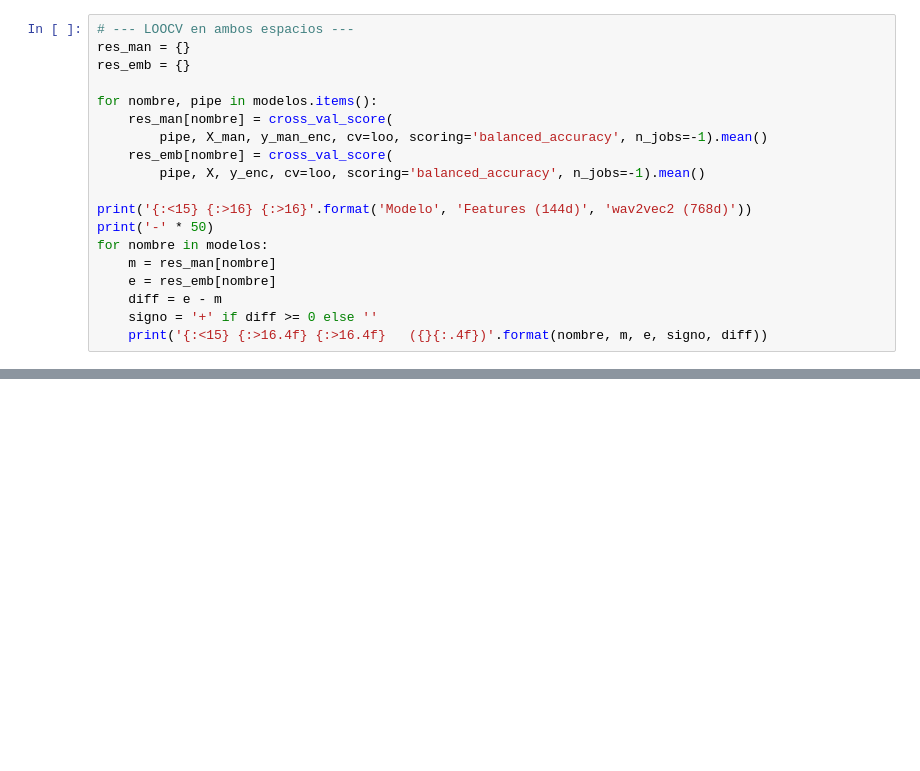
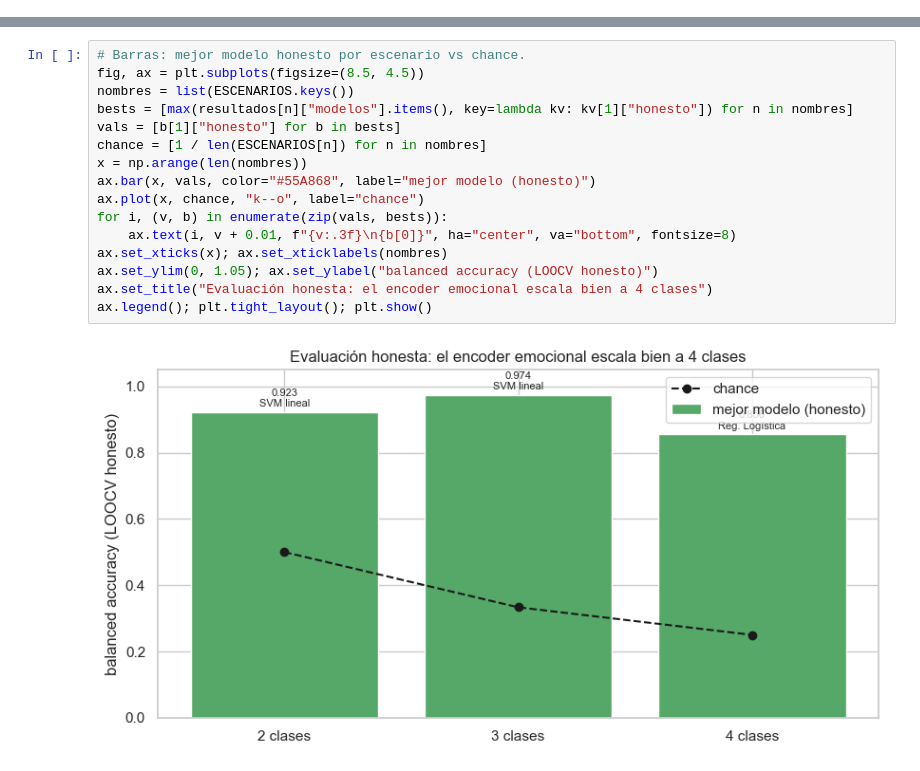
Before and after one commit to MichaelTaboada2003/audio-ml-classifier, a Jupyter notebook: notebooks/03_clasificador_v2_balanceado.ipynb, the cells around one changed output, grey strips where cells are left out. Saved outputs shown, nothing was run; the diff lists cells and outputs as text; blank space fills up the shorter version.

```diff
--- a/notebooks/03_clasificador_v2_balanceado.ipynb
+++ b/notebooks/03_clasificador_v2_balanceado.ipynb
@@ -349,19 +0,0 @@ wav2vec2 embeddings: 42 muestras x 768 dims
-# %%
-# --- LOOCV en ambos espacios ---
-res_man = {}
-res_emb = {}
-
-for nombre, pipe in modelos.items():
-    res_man[nombre] = cross_val_score(
-        pipe, X_man, y_man_enc, cv=loo, scoring='balanced_accuracy', n_jobs=-1).mean()
-    res_emb[nombre] = cross_val_score(
-        pipe, X, y_enc, cv=loo, scoring='balanced_accuracy', n_jobs=-1).mean()
-
-print('{:<15} {:>16} {:>16}'.format('Modelo', 'Features (144d)', 'wav2vec2 (768d)'))
-print('-' * 50)
-for nombre in modelos:
-    m = res_man[nombre]
-    e = res_emb[nombre]
-    diff = e - m
-    signo = '+' if diff >= 0 else ''
-    print('{:<15} {:>16.4f} {:>16.4f}   ({}{:.4f})'.format(nombre, m, e, signo, diff))
@@ -448,0 +145,18 @@ El filtrado y seleccion de audios con firma emocional clara, junto con el balanc
+# %%
+# Barras: mejor modelo honesto por escenario vs chance.
+fig, ax = plt.subplots(figsize=(8.5, 4.5))
+nombres = list(ESCENARIOS.keys())
+bests = [max(resultados[n]["modelos"].items(), key=lambda kv: kv[1]["honesto"]) for n in nombres]
+vals = [b[1]["honesto"] for b in bests]
+chance = [1 / len(ESCENARIOS[n]) for n in nombres]
+x = np.arange(len(nombres))
+ax.bar(x, vals, color="#55A868", label="mejor modelo (honesto)")
+ax.plot(x, chance, "k--o", label="chance")
+for i, (v, b) in enumerate(zip(vals, bests)):
+    ax.text(i, v + 0.01, f"{v:.3f}\n{b[0]}", ha="center", va="bottom", fontsize=8)
+ax.set_xticks(x); ax.set_xticklabels(nombres)
+ax.set_ylim(0, 1.05); ax.set_ylabel("balanced accuracy (LOOCV honesto)")
+ax.set_title("Evaluación honesta: el encoder emocional escala bien a 4 clases")
+ax.legend(); plt.tight_layout(); plt.show()
+# %% [output]
+[figure, added]
```
Also changed, not shown: parts of 30 cells of this notebook, 2 other files.
